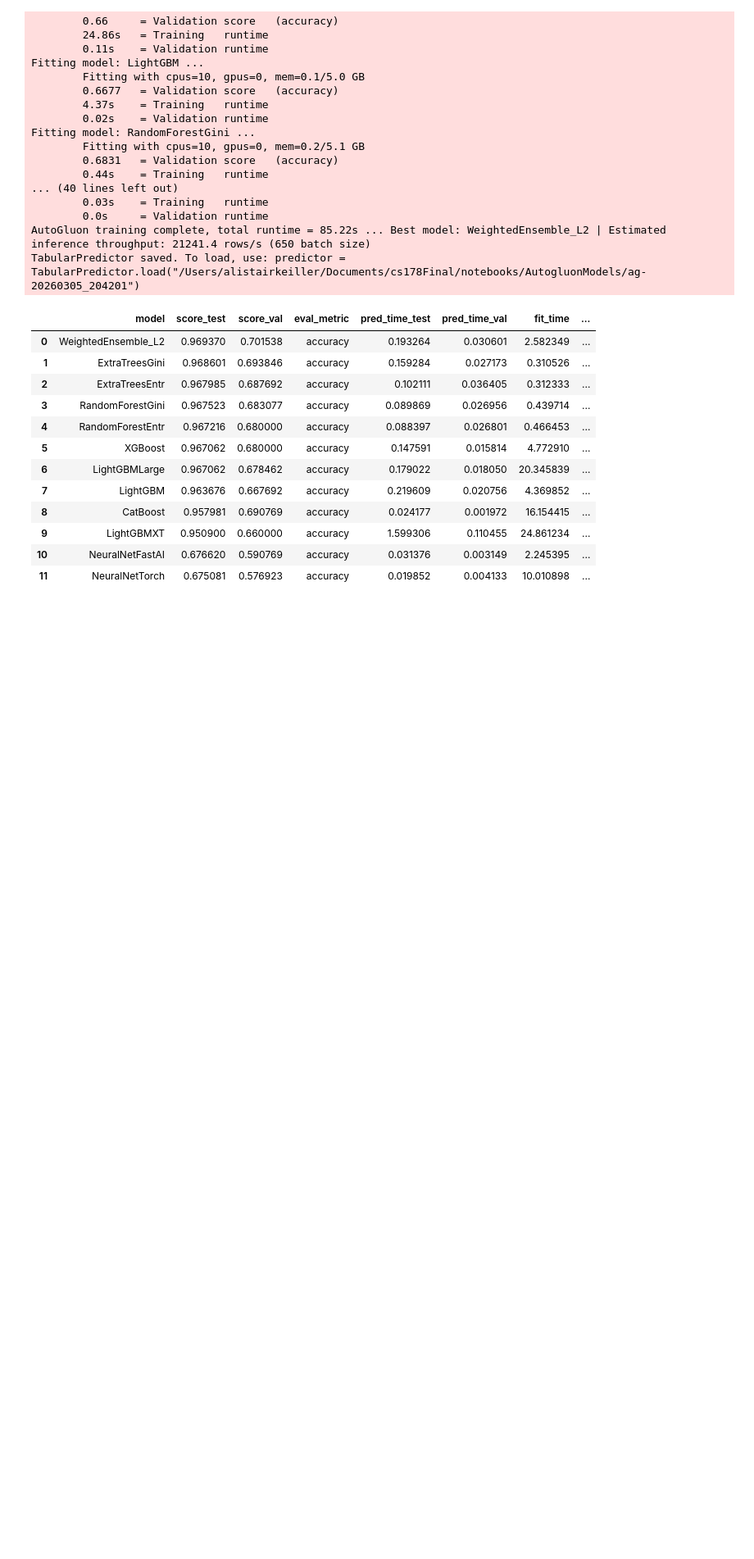
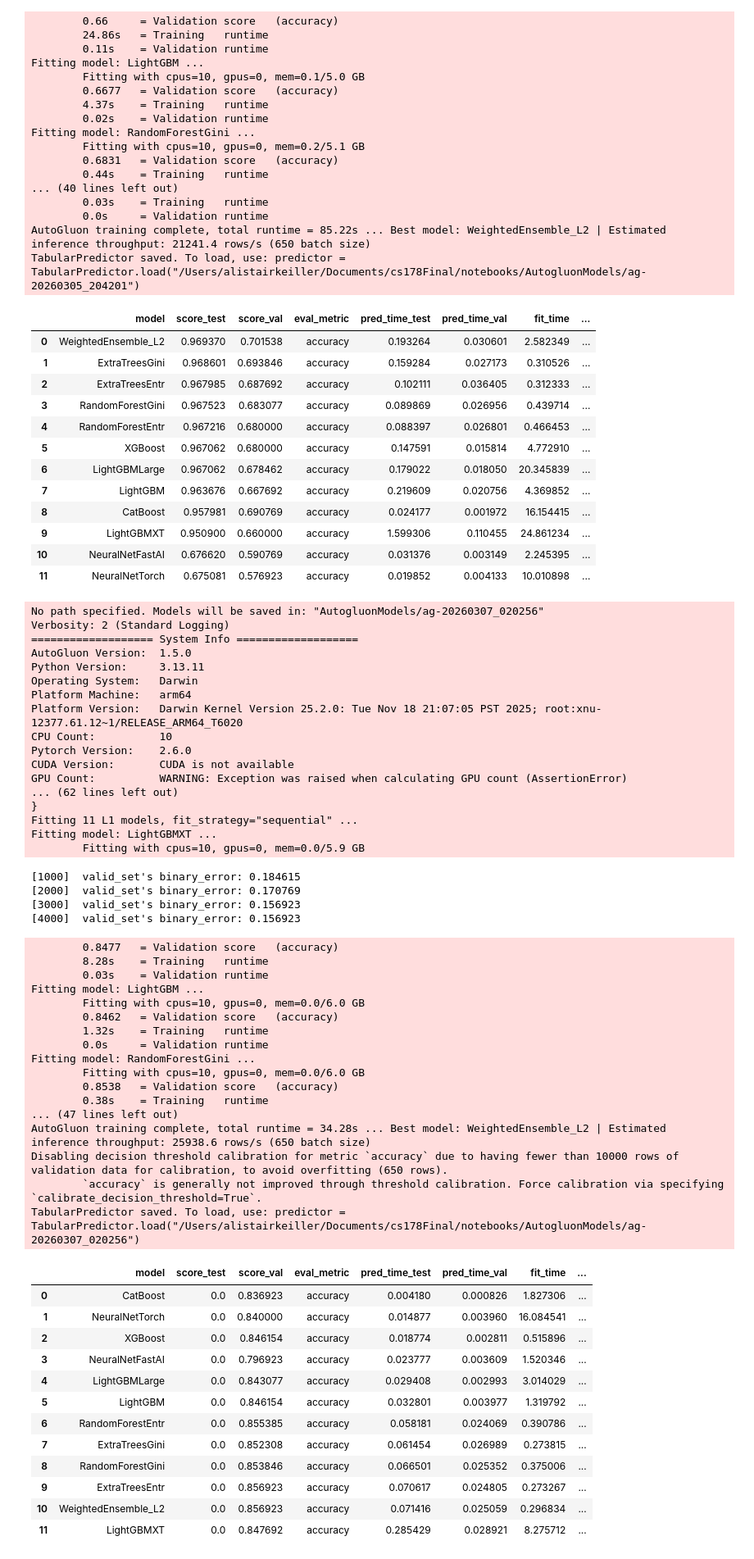
Before and after one commit to AlistairKeiller/cs178Final, a Jupyter notebook: notebooks/autogluon.ipynb, the cells around one changed output. Shown at 82% size. Drawn from its saved outputs; the diff is of its cells as text; code cells hidden in the pictures; blank space fills up the shorter version.

Commit message:
add binary data

```diff
--- a/notebooks/autogluon.ipynb
+++ b/notebooks/autogluon.ipynb
@@ -59,3 +59,62 @@ TabularPredictor saved. To load, use: predictor = TabularPredictor.load("/Users/
 | 9 | LightGBMXT | 0.950900 | 0.660000 | accuracy | 1.599306 | 0.110455 | 24.861234 | ... |
 | 10 | NeuralNetFastAI | 0.676620 | 0.590769 | accuracy | 0.031376 | 0.003149 | 2.245395 | ... |
 | 11 | NeuralNetTorch | 0.675081 | 0.576923 | accuracy | 0.019852 | 0.004133 | 10.010898 | ... |
+# %%
+wine_quality_data_binary = wine_quality_data.copy()
+wine_quality_data_binary["quality"] = (wine_quality_data_binary["quality"] >= 6)
+predictor = TabularPredictor(label='quality').fit(
+    wine_quality_data_binary
+)
+predictor.leaderboard(wine_quality_data, silent=True)
+# %% [output]
+No path specified. Models will be saved in: "AutogluonModels/ag-20260307_020256"
+Verbosity: 2 (Standard Logging)
+=================== System Info ===================
+AutoGluon Version:  1.5.0
+Python Version:     3.13.11
+Operating System:   Darwin
+Platform Machine:   arm64
+Platform Version:   Darwin Kernel Version 25.2.0: Tue Nov 18 21:07:05 PST 2025; root:xnu-12377.61.12~1/RELEASE_ARM64_T6020
+CPU Count:          10
+Pytorch Version:    2.6.0
+CUDA Version:       CUDA is not available
+GPU Count:          WARNING: Exception was raised when calculating GPU count (AssertionError)
+... (62 lines left out)
+}
+Fitting 11 L1 models, fit_strategy="sequential" ...
+Fitting model: LightGBMXT ...
+        Fitting with cpus=10, gpus=0, mem=0.0/5.9 GB
+[1000]  valid_set's binary_error: 0.184615
+[2000]  valid_set's binary_error: 0.170769
+[3000]  valid_set's binary_error: 0.156923
+[4000]  valid_set's binary_error: 0.156923
+        0.8477   = Validation score   (accuracy)
+        8.28s    = Training   runtime
+        0.03s    = Validation runtime
+Fitting model: LightGBM ...
+        Fitting with cpus=10, gpus=0, mem=0.0/6.0 GB
+        0.8462   = Validation score   (accuracy)
+        1.32s    = Training   runtime
+        0.0s     = Validation runtime
+Fitting model: RandomForestGini ...
+        Fitting with cpus=10, gpus=0, mem=0.0/6.0 GB
+        0.8538   = Validation score   (accuracy)
+        0.38s    = Training   runtime
+... (47 lines left out)
+AutoGluon training complete, total runtime = 34.28s ... Best model: WeightedEnsemble_L2 | Estimated inference throughput: 25938.6 rows/s (650 batch size)
+Disabling decision threshold calibration for metric `accuracy` due to having fewer than 10000 rows of validation data for calibration, to avoid overfitting (650 rows).
+        `accuracy` is generally not improved through threshold calibration. Force calibration via specifying `calibrate_decision_threshold=True`.
+TabularPredictor saved. To load, use: predictor = TabularPredictor.load("/Users/alistairkeiller/Documents/cs178Final/notebooks/AutogluonModels/ag-20260307_020256")
+|  | model | score_test | score_val | eval_metric | pred_time_test | pred_time_val | fit_time | ... |
+| 0 | CatBoost | 0.0 | 0.836923 | accuracy | 0.004180 | 0.000826 | 1.827306 | ... |
+| 1 | NeuralNetTorch | 0.0 | 0.840000 | accuracy | 0.014877 | 0.003960 | 16.084541 | ... |
+| 2 | XGBoost | 0.0 | 0.846154 | accuracy | 0.018774 | 0.002811 | 0.515896 | ... |
+| 3 | NeuralNetFastAI | 0.0 | 0.796923 | accuracy | 0.023777 | 0.003609 | 1.520346 | ... |
+| 4 | LightGBMLarge | 0.0 | 0.843077 | accuracy | 0.029408 | 0.002993 | 3.014029 | ... |
+| 5 | LightGBM | 0.0 | 0.846154 | accuracy | 0.032801 | 0.003977 | 1.319792 | ... |
+| 6 | RandomForestEntr | 0.0 | 0.855385 | accuracy | 0.058181 | 0.024069 | 0.390786 | ... |
+| 7 | ExtraTreesGini | 0.0 | 0.852308 | accuracy | 0.061454 | 0.026989 | 0.273815 | ... |
+| 8 | RandomForestGini | 0.0 | 0.853846 | accuracy | 0.066501 | 0.025352 | 0.375006 | ... |
+| 9 | ExtraTreesEntr | 0.0 | 0.856923 | accuracy | 0.070617 | 0.024805 | 0.273267 | ... |
+| 10 | WeightedEnsemble_L2 | 0.0 | 0.856923 | accuracy | 0.071416 | 0.025059 | 0.296834 | ... |
+| 11 | LightGBMXT | 0.0 | 0.847692 | accuracy | 0.285429 | 0.028921 | 8.275712 | ... |
```
